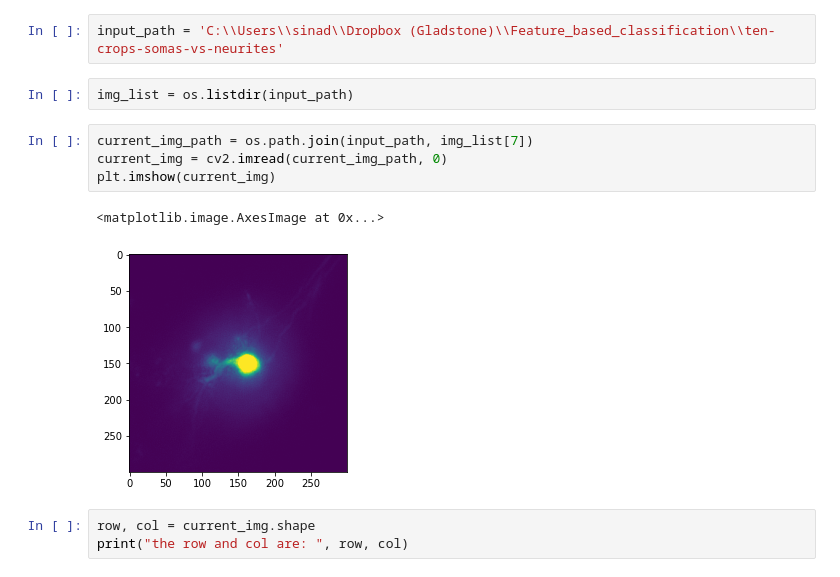
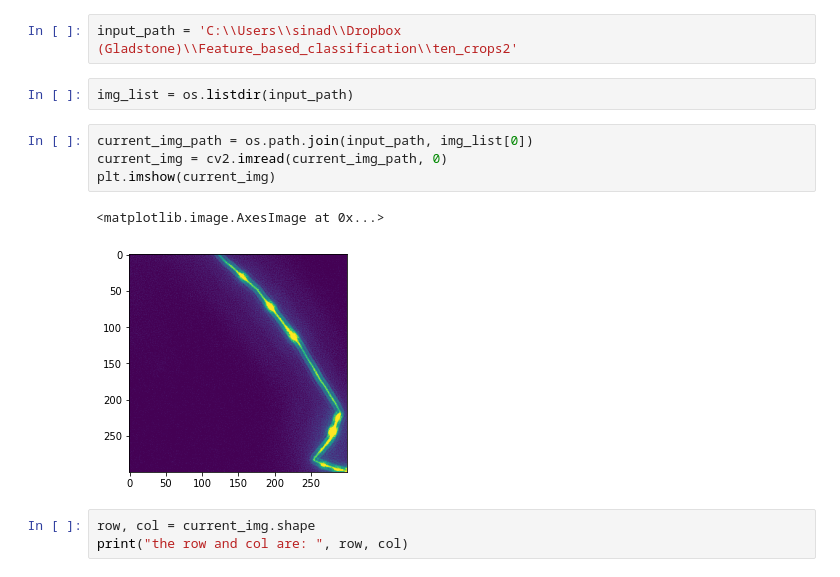
Before and after one commit to Simurgh818/feature-based-classifier, a Jupyter notebook: FB-classifier-FFT-power.ipynb, the cells around one changed output. Saved outputs shown, nothing was run; the diff lists cells and outputs as text.

```diff
--- a/FB-classifier-FFT-power.ipynb
+++ b/FB-classifier-FFT-power.ipynb
@@ -4,16 +4,16 @@ import numpy as np
 import os
 import cv2
 # %%
-input_path = 'C:\\Users\\sinad\\Dropbox (Gladstone)\\Feature_based_classification\\ten-crops-somas-vs-neurites'
+input_path = 'C:\\Users\\sinad\\Dropbox (Gladstone)\\Feature_based_classification\\ten_crops2'
 # %%
 img_list = os.listdir(input_path)
 # %%
-current_img_path = os.path.join(input_path, img_list[7])
+current_img_path = os.path.join(input_path, img_list[0])
 current_img = cv2.imread(current_img_path, 0)
 plt.imshow(current_img)
 # %% [output]
 <matplotlib.image.AxesImage at 0x...>
-[figure, old version]
+[figure, new version]
 # %%
 row, col = current_img.shape
 print("the row and col are: ", row, col)
```
Also changed, not shown: parts of 4 cells of this notebook, 1 other file.
